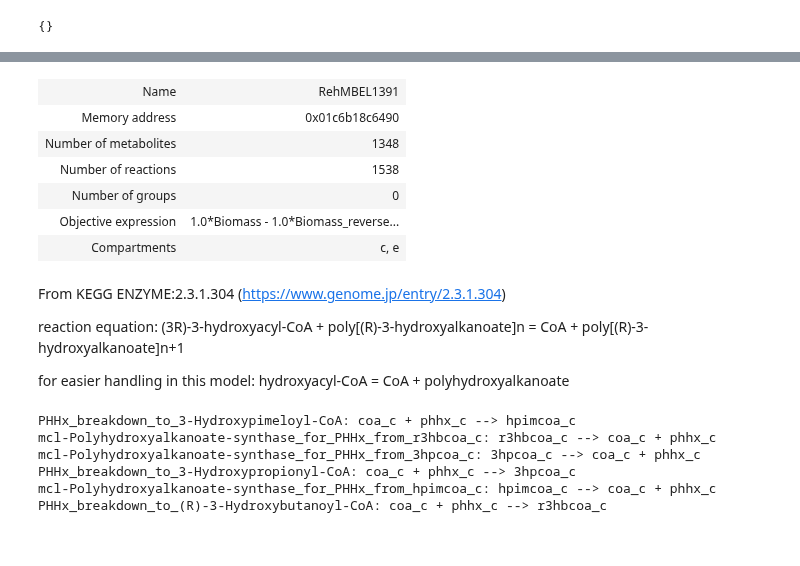
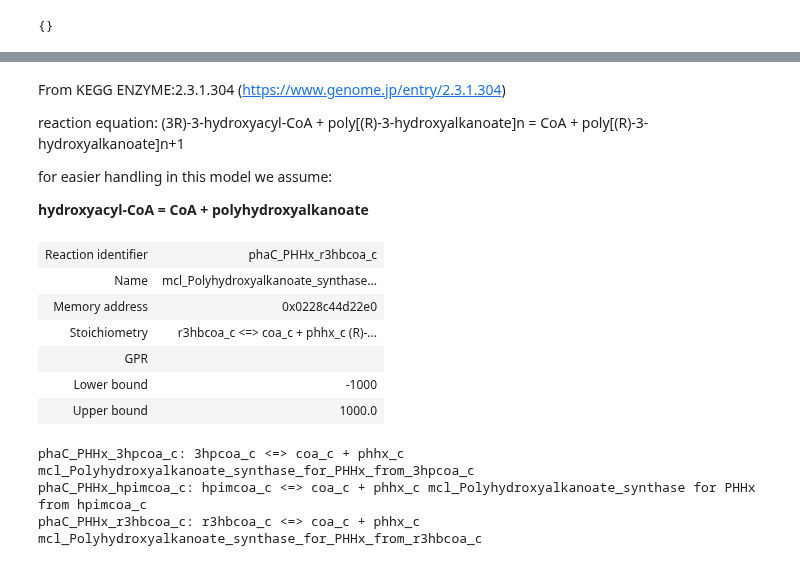
Before and after one commit to 27410/group-assignment-2021-group_2_pha-production, a Jupyter notebook: Test.ipynb, the cells around one changed output, grey strips where cells are left out. Saved outputs shown, nothing was run; the diff lists cells and outputs as text; code cells hidden in the pictures.

```diff
--- a/Test.ipynb
+++ b/Test.ipynb
@@ -266,15 +275,18 @@ PHD = Metabolite(id="phd_c", compartment = "c", name ="Polyhydroxydecanoate")
 # %%
 #creating new reactions to model the production of medium-chain-length PHAs from (R)-3-Hydroxybutanoyl-CoA
-mcl_PHA_model = model
-phaC_PHHx_r3hbcoa_c = Reaction('mcl-Polyhydroxyalkanoate-synthase_for_PHHx_from_r3hbcoa_c')
-phaC_PHH_r3hbcoa_c = Reaction('mcl-Polyhydroxyalkanoate-synthase_for_PHH_from_r3hbcoa_c')
-phaC_PHHO_r3hbcoa_c = Reaction('mcl-Polyhydroxyalkanoate-synthase_for_PHHO_from_r3hbcoa_c')
-phaC_PHN_r3hbcoa_c = Reaction('mcl-Polyhydroxyalkanoate-synthase_for_PHN_from_r3hbcoa_c')
-phaC_PHD_r3hbcoa_c = Reaction('mcl-Polyhydroxyalkanoate-synthase_for_PHD_from_r3hbcoa_c')
-
-#creating new reactions to model the production of (R)-3-Hydroxybutanoyl-CoA from medium-chain-length PHA
-phaC_r3hbcoa_c_PHHx = Reaction('PHHx_breakdown_to_(R)-3-Hydroxybutanoyl-CoA')
-phaC_r3hbcoa_c_PHH = Reaction('PHH_breakdown_to_(R)-3-Hydroxybutanoyl-CoA')
-phaC_r3hbcoa_c_PHHO = Reaction('PHHO_breakdown_to_(R)-3-Hydroxybutanoyl-CoA')
-phaC_r3hbcoa_c_PHN = Reaction('PHN_breakdown_to_(R)-3-Hydroxybutanoyl-CoA')
-phaC_r3hbcoa_c_PHD = Reaction('PHD_breakdown_to_(R)-3-Hydroxybutanoyl-CoA')
+mcl_PHA_model = model.copy()
+phaC_PHHx_r3hbcoa_c = Reaction("phaC_PHHx_r3hbcoa_c")
+phaC_PHHx_r3hbcoa_c.name = 'mcl_Polyhydroxyalkanoate_synthase_for_PHHx_from_r3hbcoa_c'
+phaC_PHHx_r3hbcoa_c.lower_bound = -1000
+phaC_PHH_r3hbcoa_c = Reaction('phaC_PHH_r3hbcoa_c')
+phaC_PHH_r3hbcoa_c.name = 'mcl_Polyhydroxyalkanoate_synthase_for_PHH_from_r3hbcoa_c'
+phaC_PHH_r3hbcoa_c.lower_bound = -1000
+phaC_PHHO_r3hbcoa_c = Reaction('phaC_PHHO_r3hbcoa_c')
+phaC_PHHO_r3hbcoa_c.name = "mcl_Polyhydroxyalkanoate_synthase_for_PHHO_from_r3hbcoa_c"
+phaC_PHHO_r3hbcoa_c.lower_bound = -1000
+phaC_PHN_r3hbcoa_c = Reaction('phaC_PHN_r3hbcoa_c')
+phaC_PHN_r3hbcoa_c.name = 'mcl-Polyhydroxyalkanoate-synthase_for_PHN_from_r3hbcoa_c'
+phaC_PHN_r3hbcoa_c.lower_bound = -1000
+phaC_PHD_r3hbcoa_c = Reaction('phaC_PHD_r3hbcoa_c')
+phaC_PHD_r3hbcoa_c.name = "mcl-Polyhydroxyalkanoate-synthase_for_PHD_from_r3hbcoa_c"
+phaC_PHD_r3hbcoa_c.lower_bound = -1000
@@ -291,21 +293,12 @@ mcl_PHA_model
-# %%
-model
-# %% [output]
-| Name | RehMBEL1391 |
-| Memory address | 0x01c6b18c6490 |
-| Number of metabolites | 1348 |
-| Number of reactions | 1538 |
-| Number of groups | 0 |
-| Objective expression | 1.0*Biomass - 1.0*Biomass_reverse... |
-| Compartments | c, e |
 # %% [markdown]
 From KEGG ENZYME:2.3.1.304 (https://www.genome.jp/entry/2.3.1.304)
 
 reaction equation:
 (3R)-3-hydroxyacyl-CoA + poly[(R)-3-hydroxyalkanoate]n = CoA + poly[(R)-3-hydroxyalkanoate]n+1
 
-for easier handling in this model:
-hydroxyacyl-CoA = CoA + polyhydroxyalkanoate
+for easier handling in this model we assume:
+
+**hydroxyacyl-CoA = CoA + polyhydroxyalkanoate**
 # %%
 #adding stochiometric data and involved metabolites to new reactions to model to produce medium-chain-length PHA from (R)-3-Hydroxybutanoyl-CoA
 phaC_PHHx_r3hbcoa_c.add_metabolites({mcl_PHA_model.metabolites.r3hbcoa_c: -1,
@@ -347,9 +323,3 @@ mcl_PHA_model.add_reactions([phaC_PHH_r3hbcoa_c])
 mcl_PHA_model.add_reactions([phaC_PHHO_r3hbcoa_c])
 mcl_PHA_model.add_reactions([phaC_PHN_r3hbcoa_c])
 mcl_PHA_model.add_reactions([phaC_PHD_r3hbcoa_c])
-
-mcl_PHA_model.add_reactions([phaC_r3hbcoa_c_PHHx])
-mcl_PHA_model.add_reactions([phaC_r3hbcoa_c_PHH])
-mcl_PHA_model.add_reactions([phaC_r3hbcoa_c_PHHO])
-mcl_PHA_model.add_reactions([phaC_r3hbcoa_c_PHN])
-mcl_PHA_model.add_reactions([phaC_r3hbcoa_c_PHD])
@@ -364,3 +326,13 @@ mcl_PHA_model.add_reactions([phaC_r3hbcoa_c_PHD])
+# %%
+mcl_PHA_model.reactions.get_by_id("phaC_PHHx_r3hbcoa_c")
+# %% [output]
+| Reaction identifier | phaC_PHHx_r3hbcoa_c |
+| Name | mcl_Polyhydroxyalkanoate_synthase... |
+| Memory address | 0x0228c44d22e0 |
+| Stoichiometry | r3hbcoa_c <=> coa_c + phhx_c (R)-... |
+| GPR |  |
+| Lower bound | -1000 |
+| Upper bound | 1000.0 |
 # %%
 #it works
 #doing the same for the other 3-Hydroxyacetyl-CoAs
@@ -492,14 +424,11 @@ mcl_PHA_model.add_reactions([phaC_3hpcoa_c_PHD])
 # %%
 #check whether addition was successful
-for reactions in model.metabolites.get_by_id("phhx_c").reactions:
+for reactions in mcl_PHA_model.metabolites.get_by_id("phhx_c").reactions:
     print(reactions, reactions.name)
 # %% [output]
-PHHx_breakdown_to_3-Hydroxypimeloyl-CoA: coa_c + phhx_c --> hpimcoa_c
-mcl-Polyhydroxyalkanoate-synthase_for_PHHx_from_r3hbcoa_c: r3hbcoa_c --> coa_c + phhx_c
-mcl-Polyhydroxyalkanoate-synthase_for_PHHx_from_3hpcoa_c: 3hpcoa_c --> coa_c + phhx_c
-PHHx_breakdown_to_3-Hydroxypropionyl-CoA: coa_c + phhx_c --> 3hpcoa_c
-mcl-Polyhydroxyalkanoate-synthase_for_PHHx_from_hpimcoa_c: hpimcoa_c --> coa_c + phhx_c
-PHHx_breakdown_to_(R)-3-Hydroxybutanoyl-CoA: coa_c + phhx_c --> r3hbcoa_c
+phaC_PHHx_3hpcoa_c: 3hpcoa_c <=> coa_c + phhx_c mcl_Polyhydroxyalkanoate_synthase_for_PHHx_from_3hpcoa_c
+phaC_PHHx_hpimcoa_c: hpimcoa_c <=> coa_c + phhx_c mcl_Polyhydroxyalkanoate_synthase for PHHx from hpimcoa_c
+phaC_PHHx_r3hbcoa_c: r3hbcoa_c <=> coa_c + phhx_c mcl_Polyhydroxyalkanoate_synthase_for_PHHx_from_r3hbcoa_c
 # %%
 for reactions in model.metabolites.get_by_id("hpimcoa_c").reactions:
     print(reactions, reactions.name)
```
Also changed, not shown: parts of 35 cells of this notebook.
